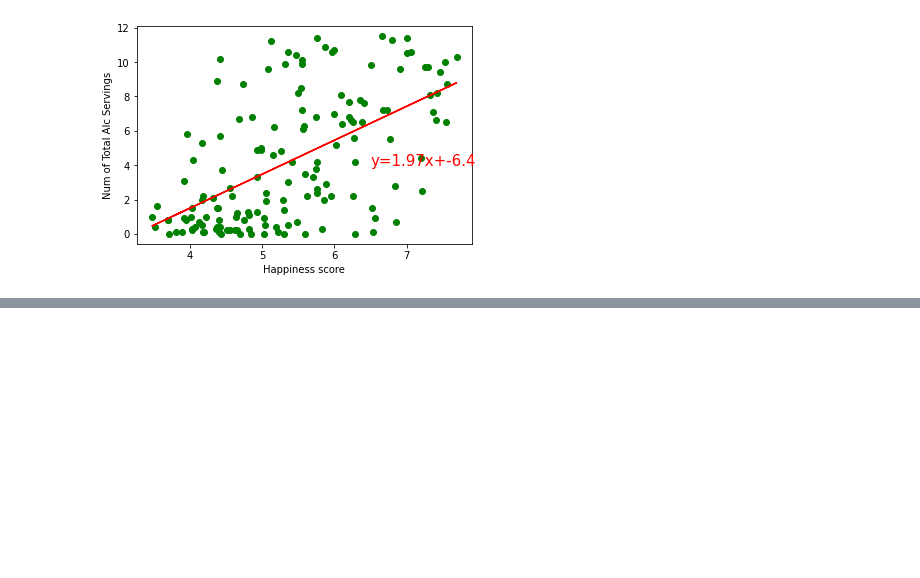
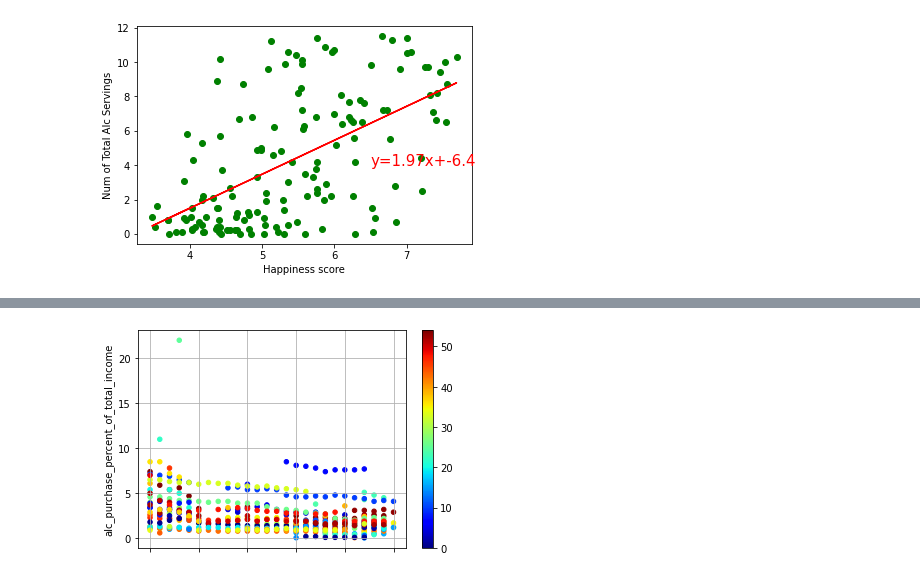
Before and after one commit to reccleston/data-analysis-project-1, a Jupyter notebook: ryan/pre_insights.ipynb, the cells around one changed output, grey strips where cells are left out. Saved outputs shown, nothing was run; the diff lists cells and outputs as text; code cells hidden in the pictures; blank space fills up the shorter version.

Commit message:
added alc consumption over time data

```diff
--- a/ryan/pre_insights.ipynb
+++ b/ryan/pre_insights.ipynb
@@ -182,3 +188,7 @@ plt.show()
 [figure]
 [figure]
 [figure]
+# %%
+alc_expend_data = pd.read_csv('Resources/alcohol-expenditure-as-share-of-total.csv')
+alc_expend_data = alc_expend_data.rename(columns={'Indicator:Alcohol expenditure as a per cent of total household expenditure': 'alc_purchase_percent_of_total_income'})
+alc_expend_data
@@ -184,0 +209,8 @@ plt.show()
+# %%
+countries = alc_expend_data['Code']
+
+d = {ni: indi for indi, ni in enumerate(set(countries))}
+numbers = [d[ni] for ni in countries]
+
+years = alc_expend_data['Year']
+spending = alc_expend_data['alc_purchase_percent_of_total_income']
@@ -184,0 +241,6 @@ plt.show()
+# %%
+# no x label?
+alc_expend_data.plot.scatter('Year', 'alc_purchase_percent_of_total_income', c=numbers, colormap='jet');
+plt.grid(True)
+# %% [output]
+[figure, added]
```
Also changed, not shown: parts of 14 cells of this notebook, 1 other file.
